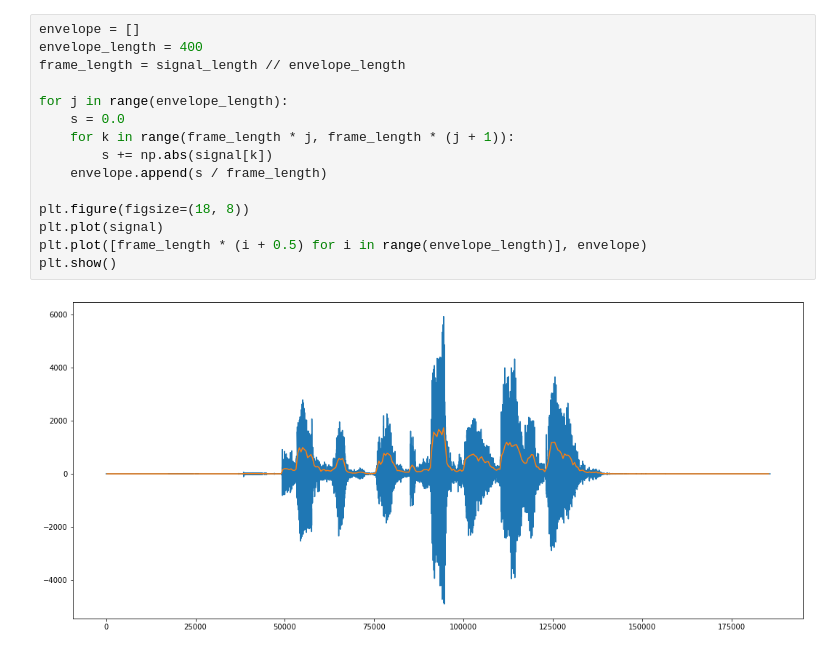
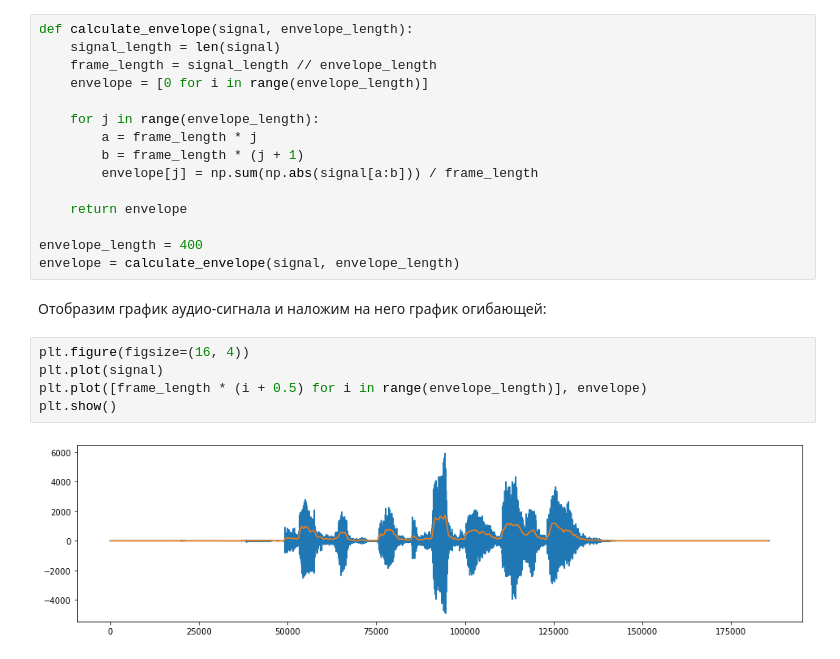
Before and after one commit to TheLifes08/digital-signal-processing, a Jupyter notebook: digital-signal-processing.ipynb, the cells around one changed output. Drawn from its saved outputs; the diff is of its cells as text.

Commit message:
Update digital-signal-processing.ipynb
feat: add task 4 and 5

```diff
--- a/digital-signal-processing.ipynb
+++ b/digital-signal-processing.ipynb
@@ -43,17 +87,24 @@ Opened audio file 'data/03-01-05-01-01-01-01_A1.wav':
 # %%
-envelope = []
+def calculate_envelope(signal, envelope_length):
+    signal_length = len(signal)
+    frame_length = signal_length // envelope_length
+    envelope = [0 for i in range(envelope_length)]
+
+    for j in range(envelope_length):
+        a = frame_length * j
+        b = frame_length * (j + 1)
+        envelope[j] = np.sum(np.abs(signal[a:b])) / frame_length
+
+    return envelope
+
 envelope_length = 400
-frame_length = signal_length // envelope_length
-
-for j in range(envelope_length):
-    s = 0.0
-    for k in range(frame_length * j, frame_length * (j + 1)):
-        s += np.abs(signal[k])
-    envelope.append(s / frame_length)
-
-plt.figure(figsize=(18, 8))
-plt.plot(signal)
-plt.plot([frame_length * (i + 0.5) for i in range(envelope_length)], envelope)
-plt.show()
+envelope = calculate_envelope(signal, envelope_length)
-# %% [output]
-[figure, removed]
+# %% [markdown]
+Отобразим график аудио-сигнала и наложим на него график огибающей:
+# %%
+plt.figure(figsize=(16, 4))
+plt.plot(signal)
+plt.plot([frame_length * (i + 0.5) for i in range(envelope_length)], envelope)
+plt.show()
+# %% [output]
+[figure, added]
```
Also changed, not shown: parts of 37 cells of this notebook.
